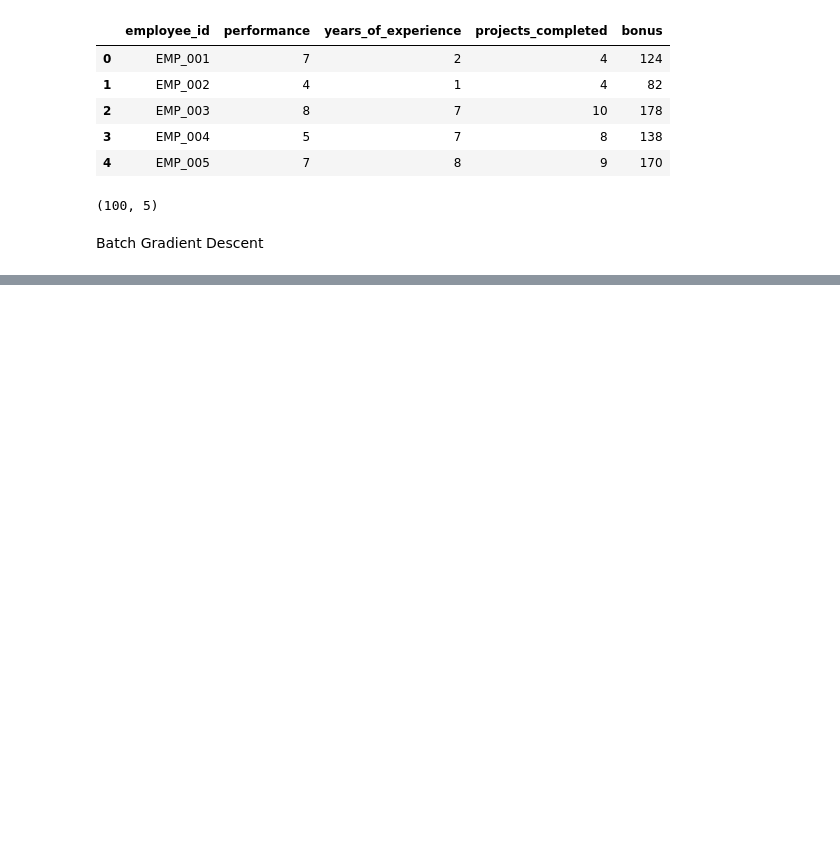
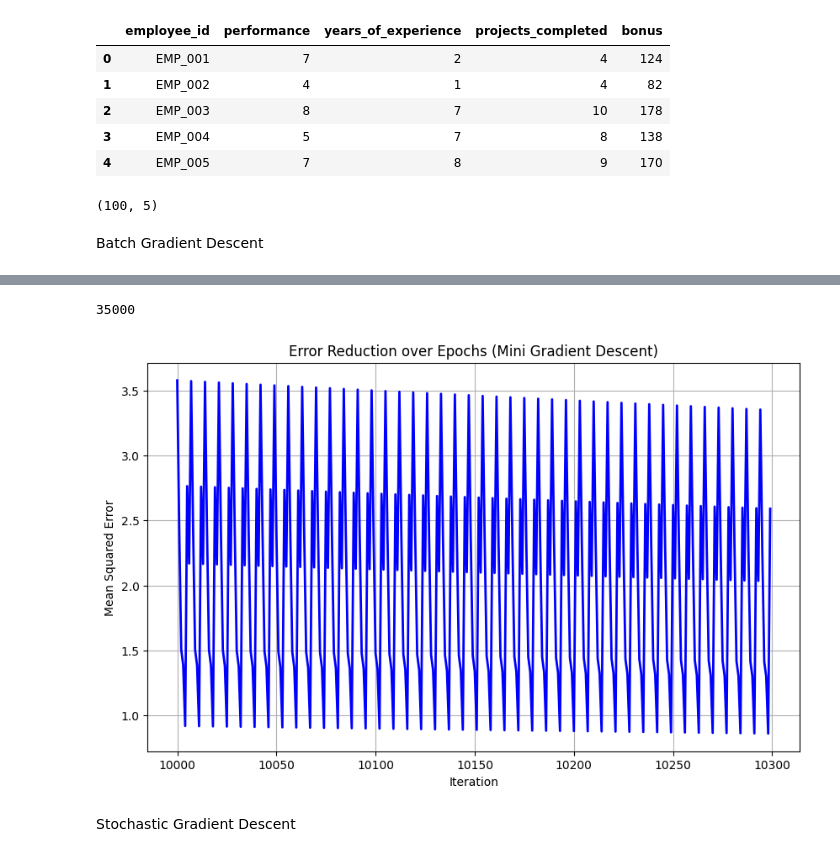
Before and after one commit to Krishchaitanya970/DL-GradientDescent-Implementation, a Jupyter notebook: Gradient Descent implementation.ipynb, the cells around one changed output, grey strips where cells are left out. Saved outputs shown, nothing was run; the diff lists cells and outputs as text; code cells hidden in the pictures; blank space fills up the shorter version.

```diff
--- a/Gradient Descent implementation.ipynb
+++ b/Gradient Descent implementation.ipynb
@@ -111,0 +208,10 @@ tensor([142.0791], grad_fn=<AddBackward0>)
+# %%
+len(loss_history)
+# %% [output]
+35000
+# %%
+plot_loss(range(10000,10300), loss_history[10000:10300], "Error Reduction over Epochs (Mini Gradient Descent)")
+# %% [output]
+[figure, added]
+# %% [markdown]
+Stochastic Gradient Descent
```
Also changed, not shown: parts of 11 cells of this notebook.
